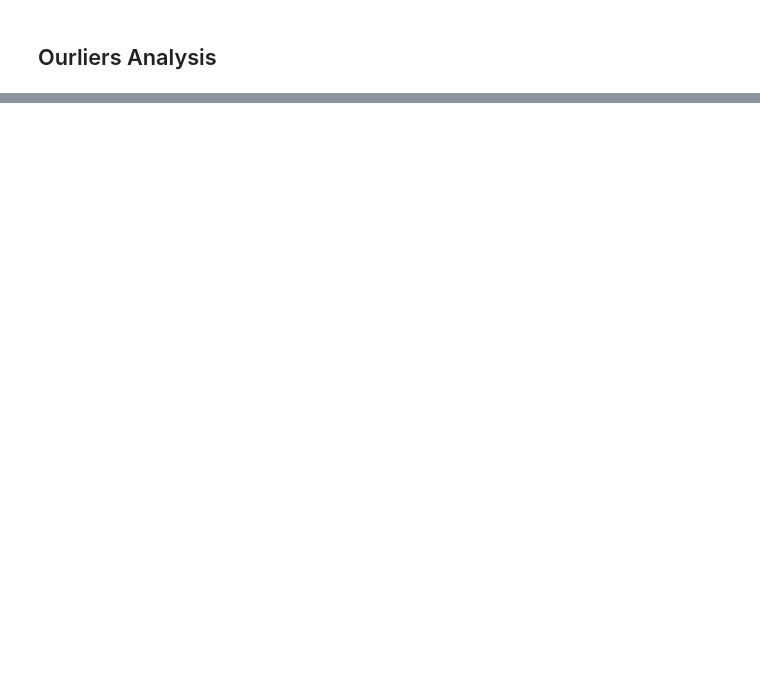
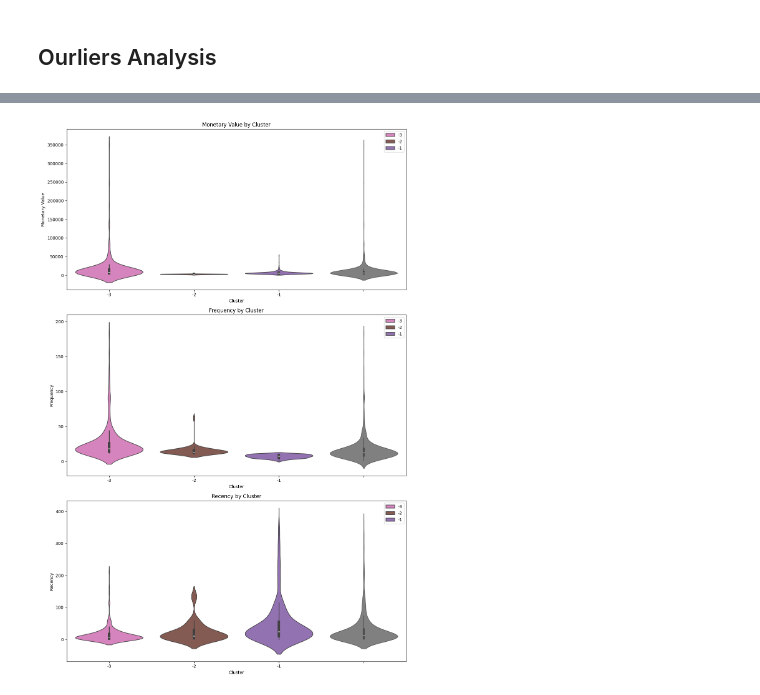
Before and after one commit to EmiTR/KMeans_Clustering, a Jupyter notebook: Kmeans_Customers_Segmentation.ipynb, the cells around one changed output, grey strips where cells are left out. Saved outputs shown, nothing was run; the diff lists cells and outputs as text; code cells hidden in the pictures; blank space fills up the shorter version.

Commit message:
Outlier analysis, put all the cluster together and give the actions prio.

```diff
--- a/Kmeans_Customers_Segmentation.ipynb
+++ b/Kmeans_Customers_Segmentation.ipynb
@@ -766,0 +781,16 @@ Cluster 3 (Red): "Reward"
+# %%
+monetary_only_outliers = monetary_outlier_df.drop(overlap_indices)
+# Creating a new dataframe with outliers which are not frequency_outliers by dropping the overlapping indices from monetary_outlier_df
+frequency_only_outliers = frequency_outlier_df.drop(overlap_indices)
+# same for frequency_outlier_df
+monetary_and_frequency_outliers = monetary_outlier_df.loc[overlap_indices]
+# Creating a new dataframe with outliers which are both monetary and frequency outliers by selecting the overlapping indices from monetary_outlier_df
+
+# Giving the new clusters names which cant not be confused with the previous clusters.
+monetary_only_outliers["Cluster"] = - 1
+frequency_only_outliers["Cluster"] = - 2
+monetary_and_frequency_outliers["Cluster"] = - 3
+
+# Union the clusters together using concat
+outlier_clusters_df = pd.concat([monetary_only_outliers, frequency_only_outliers, monetary_and_frequency_outliers])
+outlier_clusters_df
@@ -766,0 +811,31 @@ Cluster 3 (Red): "Reward"
+# %%
+# Again, we must find reasonabe names for the outlier clusters, using violin plots.^
+# And again, i copied the graphic code...
+cluster_colors = {-1: '#9467bd',
+                  -2: '#8c564b',
+                  -3: '#e377c2'}
+
+plt.figure(figsize=(12, 18))
+
+plt.subplot(3, 1, 1)
+sns.violinplot(x=outlier_clusters_df['Cluster'], y=outlier_clusters_df['MonetaryValue'], palette=cluster_colors, hue=outlier_clusters_df["Cluster"])
+sns.violinplot(y=outlier_clusters_df['MonetaryValue'], color='gray', linewidth=1.0)
+plt.title('Monetary Value by Cluster')
+plt.ylabel('Monetary Value')
+
+plt.subplot(3, 1, 2)
+sns.violinplot(x=outlier_clusters_df['Cluster'], y=outlier_clusters_df['Frequency'], palette=cluster_colors, hue=outlier_clusters_df["Cluster"])
+sns.violinplot(y=outlier_clusters_df['Frequency'], color='gray', linewidth=1.0)
+plt.title('Frequency by Cluster')
+plt.ylabel('Frequency')
+
+plt.subplot(3, 1, 3)
+sns.violinplot(x=outlier_clusters_df['Cluster'], y=outlier_clusters_df['Recency'], palette=cluster_colors, hue=outlier_clusters_df["Cluster"])
+sns.violinplot(y=outlier_clusters_df['Recency'], color='gray', linewidth=1.0)
+plt.title('Recency by Cluster')
+plt.ylabel('Recency')
+
+plt.tight_layout()
+plt.show()
+# %% [output]
+[figure, added]
```
Also changed, not shown: parts of 8 cells of this notebook.
